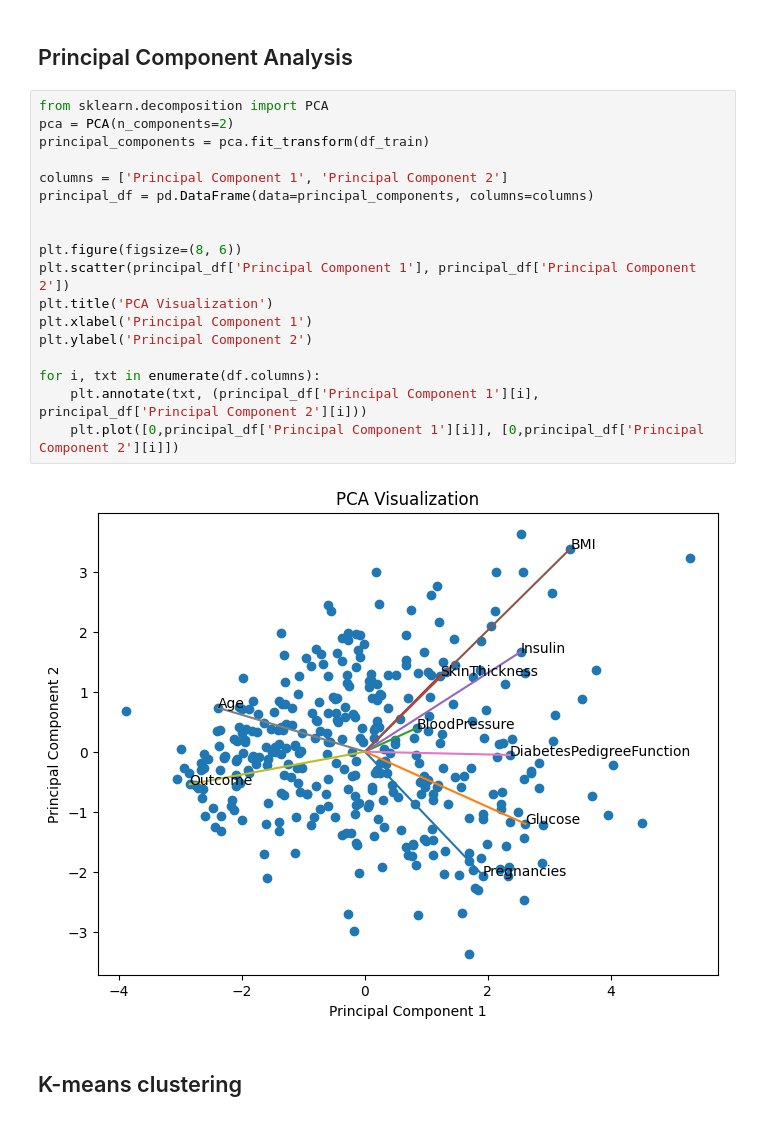
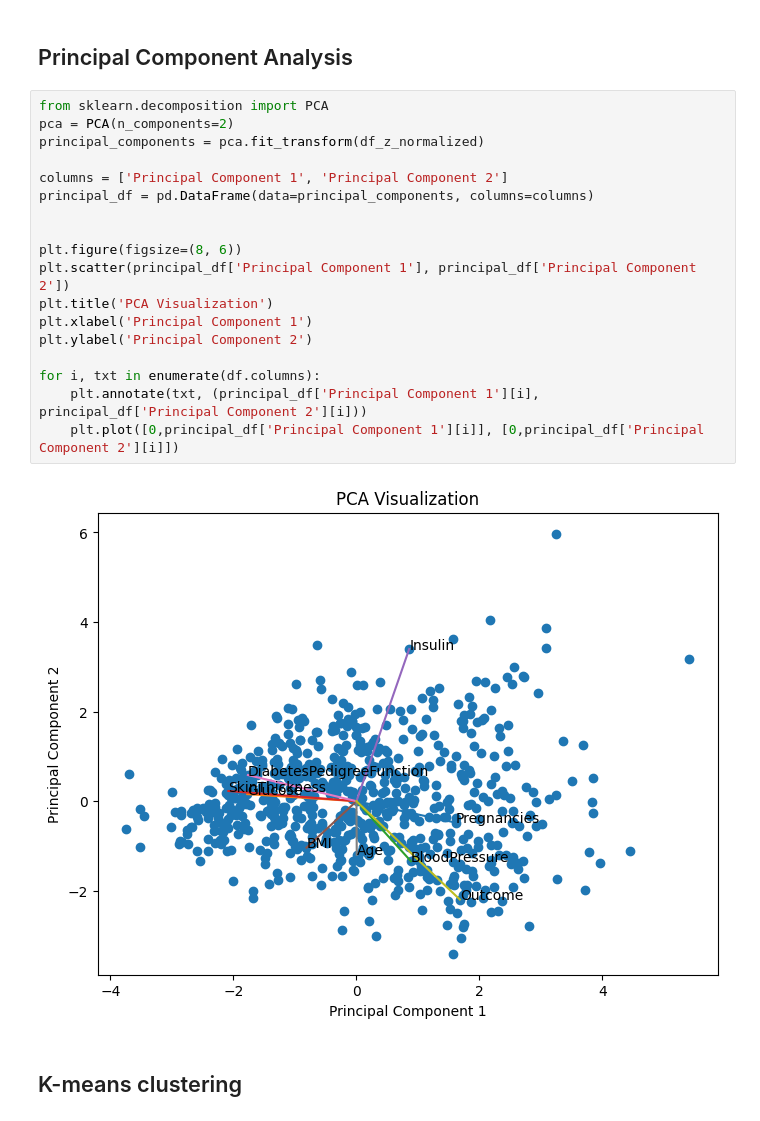
Before and after one commit to pb7932/UZOP, a Jupyter notebook: UZOP_PetarBenjak_diabetes.ipynb, the cells around one changed output. Cells and saved outputs as stored; diff of their text form.

Commit message:
Training and evaluation models.

```diff
--- a/UZOP_PetarBenjak_diabetes.ipynb
+++ b/UZOP_PetarBenjak_diabetes.ipynb
@@ -419,23 +415,23 @@ y_test = df_test['Outcome']
 # %%
 from sklearn.decomposition import PCA
 pca = PCA(n_components=2)
-principal_components = pca.fit_transform(df_train)
+principal_components = pca.fit_transform(df_z_normalized)
 
 columns = ['Principal Component 1', 'Principal Component 2']
 principal_df = pd.DataFrame(data=principal_components, columns=columns)
 
 
 plt.figure(figsize=(8, 6))
 plt.scatter(principal_df['Principal Component 1'], principal_df['Principal Component 2'])
 plt.title('PCA Visualization')
 plt.xlabel('Principal Component 1')
 plt.ylabel('Principal Component 2')
 
 for i, txt in enumerate(df.columns):
     plt.annotate(txt, (principal_df['Principal Component 1'][i], principal_df['Principal Component 2'][i]))
     plt.plot([0,principal_df['Principal Component 1'][i]], [0,principal_df['Principal Component 2'][i]])
 # %% [output]
-[figure, old version]
+[figure, new version]
 # %% [markdown]
 ## K-means clustering
 # %%
```
Also changed, not shown: parts of 37 cells of this notebook.
